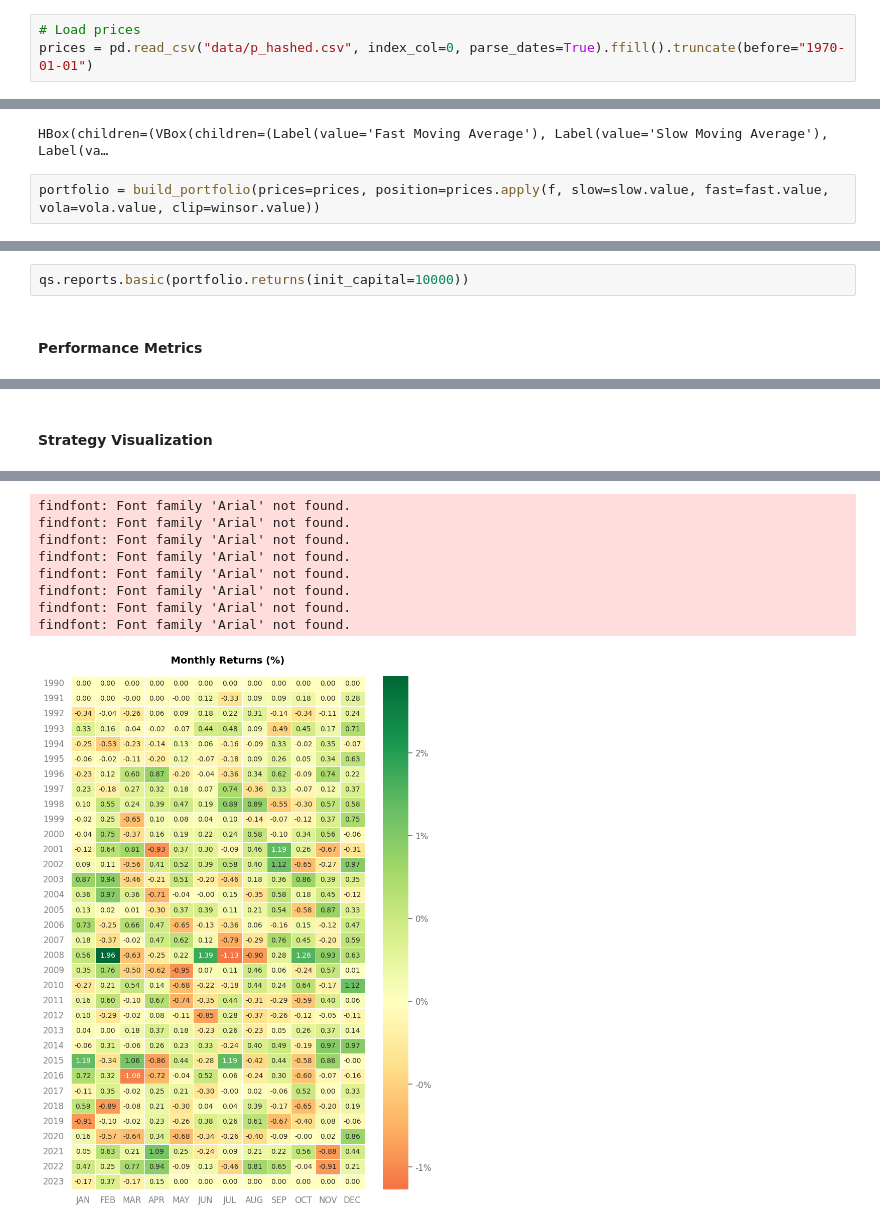
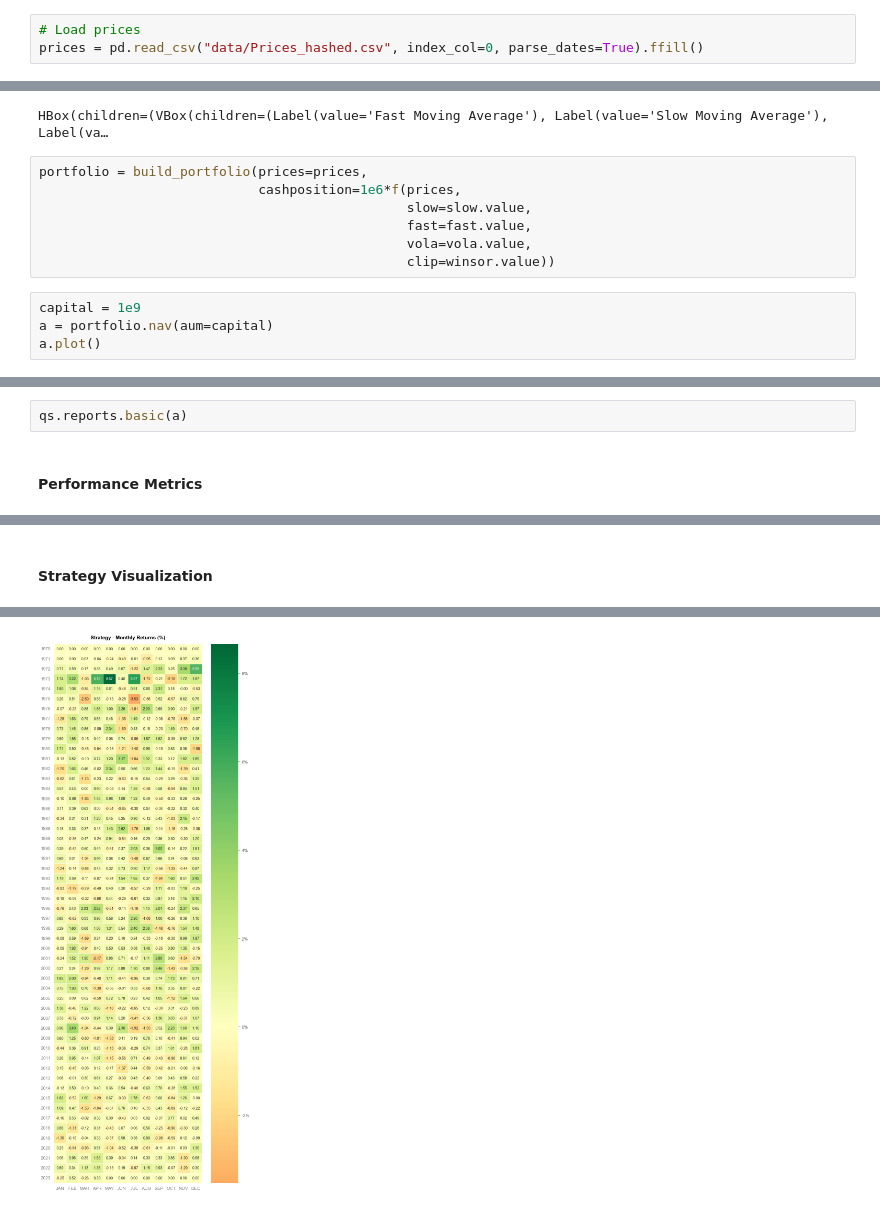
Before and after one commit to tschm/cs, a Jupyter notebook: book/docs/notebooks/Experiment3.ipynb, the cells around one changed output, grey strips where cells are left out. Saved outputs shown, nothing was run; the diff lists cells and outputs as text.

```diff
--- a/book/docs/notebooks/Experiment3.ipynb
+++ b/book/docs/notebooks/Experiment3.ipynb
@@ -8,6 +9,6 @@ from tinycta.portfolio import build_portfolio
 # %%
 # Load prices
-prices = pd.read_csv("data/p_hashed.csv", index_col=0, parse_dates=True).ffill().truncate(before="1970-01-01")
+prices = pd.read_csv("data/Prices_hashed.csv", index_col=0, parse_dates=True).ffill()
 # %% [markdown]
 We use the system:
 $$\mathrm{CashPosition}=\frac{f(\mathrm{Price})}{\mathrm{Volatility(Returns)}}$$
@@ -74,4 +74,13 @@ HBox([left_box, right_box])
 # %% [output]
 HBox(children=(VBox(children=(Label(value='Fast Moving Average'), Label(value='Slow Moving Average'), Label(va…
 # %%
-portfolio = build_portfolio(prices=prices, position=prices.apply(f, slow=slow.value, fast=fast.value, vola=vola.value, clip=winsor.value))
+portfolio = build_portfolio(prices=prices,
+                            cashposition=1e6*f(prices,
+                                               slow=slow.value,
+                                               fast=fast.value,
+                                               vola=vola.value,
+                                               clip=winsor.value))
+# %%
+capital = 1e9
+a = portfolio.nav(aum=capital)
+a.plot()
@@ -78,5 +90,5 @@ portfolio = build_portfolio(prices=prices, position=prices.apply(f, slow=slow.va
 # %%
-qs.reports.basic(portfolio.returns(init_capital=10000))
+qs.reports.basic(a)
 # %% [output]
 Performance Metrics
                     Strategy
@@ -117,9 +113 @@ findfont: Font family 'Arial' not found.
-findfont: Font family 'Arial' not found.
-findfont: Font family 'Arial' not found.
-findfont: Font family 'Arial' not found.
-findfont: Font family 'Arial' not found.
-findfont: Font family 'Arial' not found.
-findfont: Font family 'Arial' not found.
-findfont: Font family 'Arial' not found.
-findfont: Font family 'Arial' not found.
-[figure, old version]
+[figure, new version]
```
Also changed, not shown: parts of 7 cells of this notebook, 14 other files.
